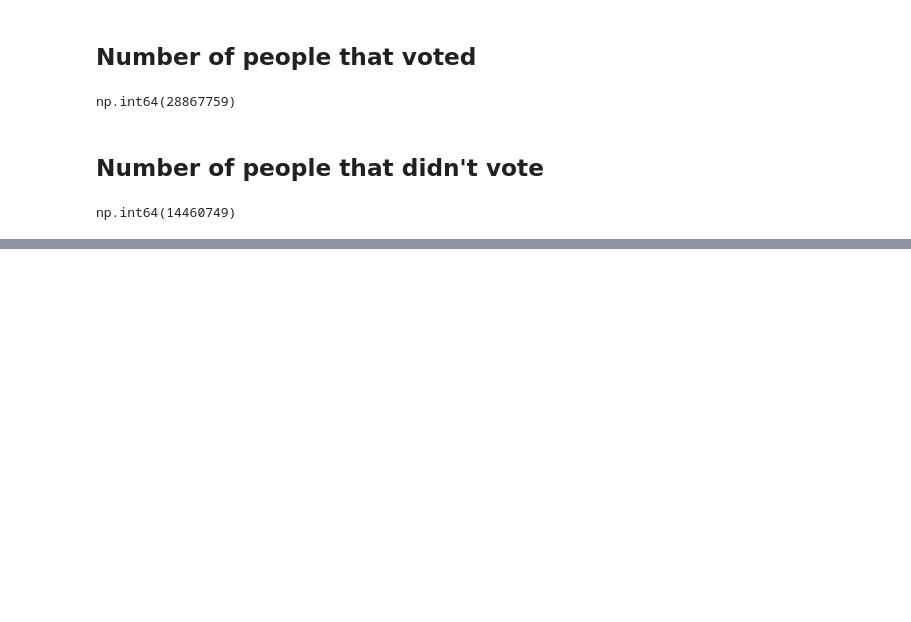
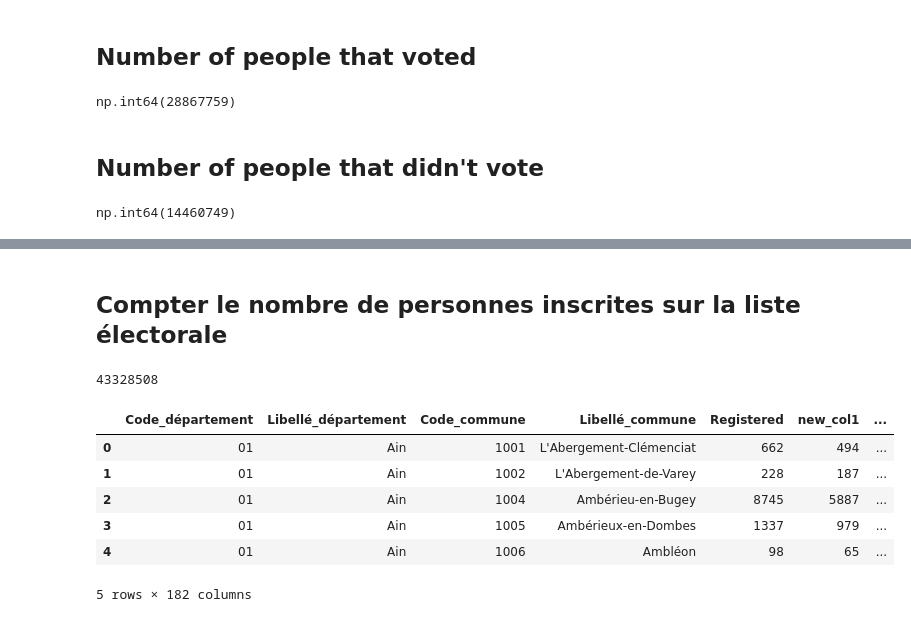
Before and after one commit to RonanRibouletPython/Data_Analysis_Job_Prep, a Jupyter notebook: Notebooks/EDA_Election_2024.ipynb, the cells around one changed output, grey strips where cells are left out. Saved outputs shown, nothing was run; the diff lists cells and outputs as text; code cells hidden in the pictures; blank space fills up the shorter version.

```diff
--- a/Notebooks/EDA_Election_2024.ipynb
+++ b/Notebooks/EDA_Election_2024.ipynb
@@ -1046 +1049,19 @@ plt.show()
 [figure]
+# %% [markdown]
+## Compter le nombre de personnes inscrites sur la liste électorale
+# %%
+print(count)
+# %% [output]
+43328508
+# %%
+df_country =  df.rename(columns={"Votants": "Voters", "Abstentions": "Abstentionists", "Inscrits":"Registered"})
+
+df_country.head(5)
+# %% [output]
+|  | Code_département | Libellé_département | Code_commune | Libellé_commune | Registered | new_col1 | ... |
+| 0 | 01 | Ain | 1001 | L'Abergement-Clémenciat | 662 | 494 | ... |
+| 1 | 01 | Ain | 1002 | L'Abergement-de-Varey | 228 | 187 | ... |
+| 2 | 01 | Ain | 1004 | Ambérieu-en-Bugey | 8745 | 5887 | ... |
+| 3 | 01 | Ain | 1005 | Ambérieux-en-Dombes | 1337 | 979 | ... |
+| 4 | 01 | Ain | 1006 | Ambléon | 98 | 65 | ... |
+5 rows × 182 columns
```
Also changed, not shown: parts of 3 cells of this notebook, 4 other files.
